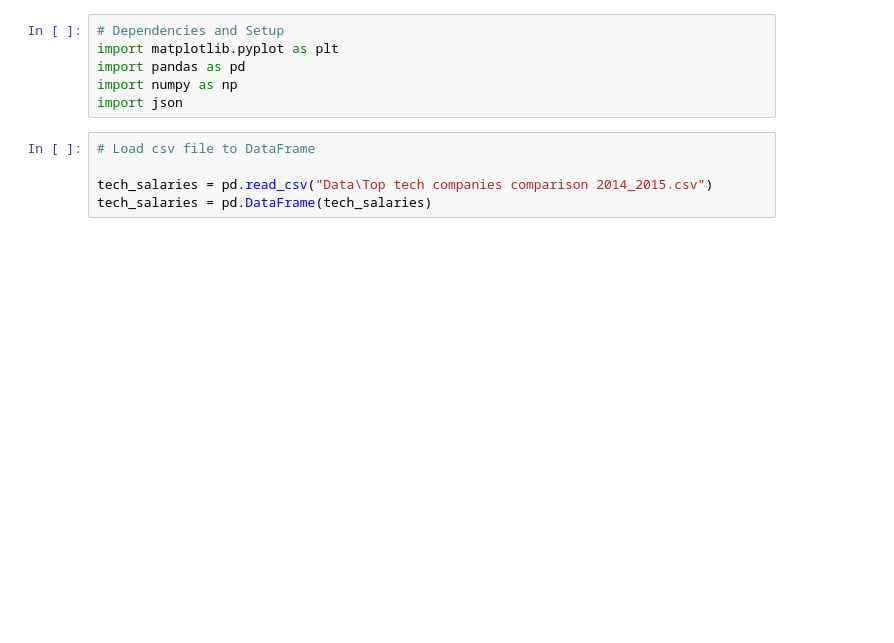
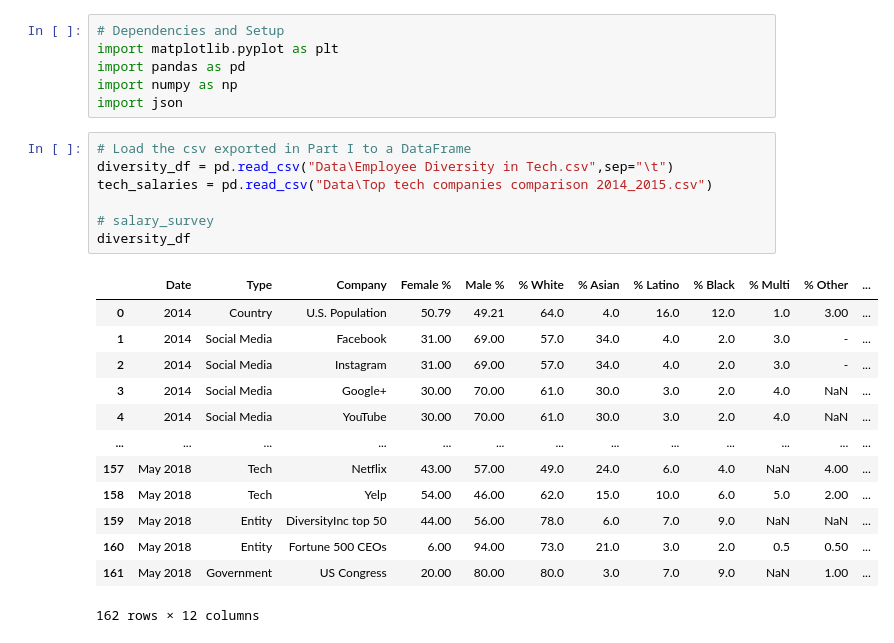
Before and after one commit to tritchlin/group-project1, a Jupyter notebook: tech_wages_bycompany.ipynb, the cells around one changed output. Saved outputs shown, nothing was run; the diff lists cells and outputs as text; blank space fills up the shorter version.

```diff
--- a/tech_wages_bycompany.ipynb
+++ b/tech_wages_bycompany.ipynb
@@ -5,7 +5,23 @@ import pandas as pd
 import numpy as np
 import json
 # %%
-# Load csv file to DataFrame
+# Load the csv exported in Part I to a DataFrame
+diversity_df = pd.read_csv("Data\Employee Diversity in Tech.csv",sep="\t")
+tech_salaries = pd.read_csv("Data\Top tech companies comparison 2014_2015.csv")
 
-tech_salaries = pd.read_csv("Data\Top tech companies comparison 2014_2015.csv")
-tech_salaries = pd.DataFrame(tech_salaries)
+# salary_survey
+diversity_df
+# %% [output]
+|  | Date | Type | Company | Female % | Male % | % White | % Asian | % Latino | % Black | % Multi | % Other | ... |
+| 0 | 2014 | Country | U.S. Population | 50.79 | 49.21 | 64.0 | 4.0 | 16.0 | 12.0 | 1.0 | 3.00 | ... |
+| 1 | 2014 | Social Media | Facebook | 31.00 | 69.00 | 57.0 | 34.0 | 4.0 | 2.0 | 3.0 | - | ... |
+| 2 | 2014 | Social Media | Instagram | 31.00 | 69.00 | 57.0 | 34.0 | 4.0 | 2.0 | 3.0 | - | ... |
+| 3 | 2014 | Social Media | Google+ | 30.00 | 70.00 | 61.0 | 30.0 | 3.0 | 2.0 | 4.0 | NaN | ... |
+| 4 | 2014 | Social Media | YouTube | 30.00 | 70.00 | 61.0 | 30.0 | 3.0 | 2.0 | 4.0 | NaN | ... |
+| ... | ... | ... | ... | ... | ... | ... | ... | ... | ... | ... | ... | ... |
+| 157 | May 2018 | Tech | Netflix | 43.00 | 57.00 | 49.0 | 24.0 | 6.0 | 4.0 | NaN | 4.00 | ... |
+| 158 | May 2018 | Tech | Yelp | 54.00 | 46.00 | 62.0 | 15.0 | 10.0 | 6.0 | 5.0 | 2.00 | ... |
+| 159 | May 2018 | Entity | DiversityInc top 50 | 44.00 | 56.00 | 78.0 | 6.0 | 7.0 | 9.0 | NaN | NaN | ... |
+| 160 | May 2018 | Entity | Fortune 500 CEOs | 6.00 | 94.00 | 73.0 | 21.0 | 3.0 | 2.0 | 0.5 | 0.50 | ... |
+| 161 | May 2018 | Government | US Congress | 20.00 | 80.00 | 80.0 | 3.0 | 7.0 | 9.0 | NaN | 1.00 | ... |
+162 rows × 12 columns
```
Also changed, not shown: parts of 10 cells of this notebook.
